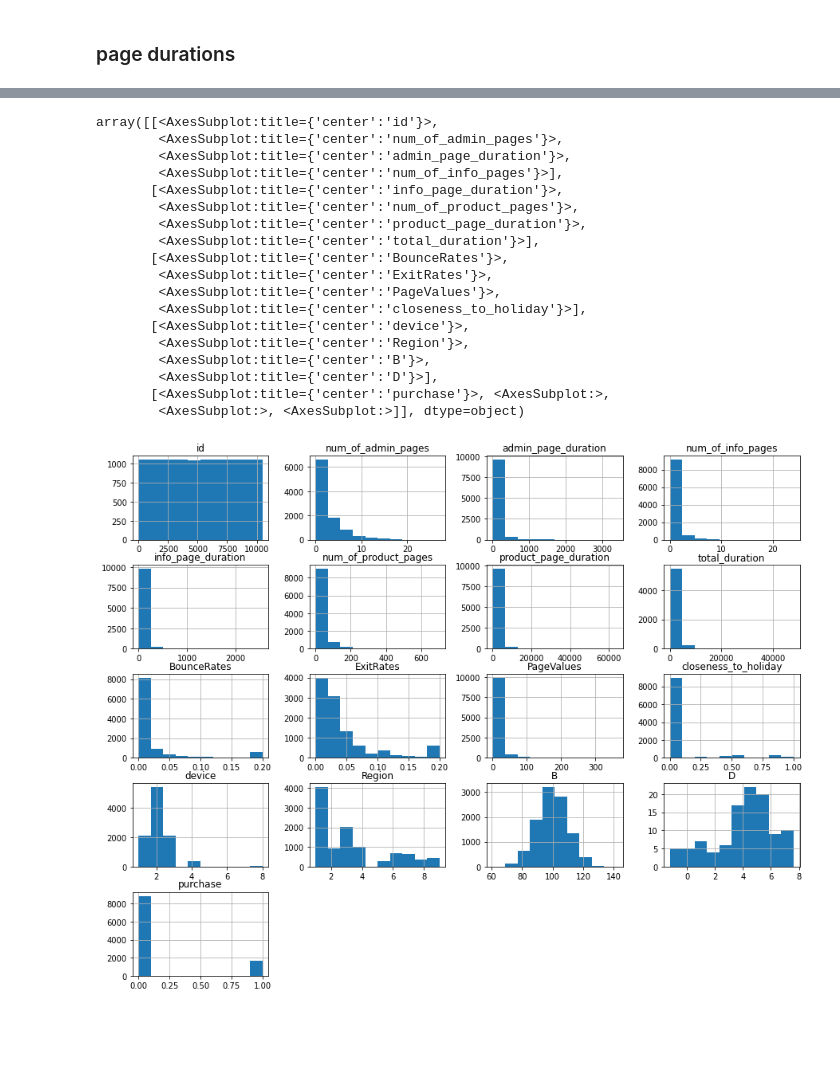
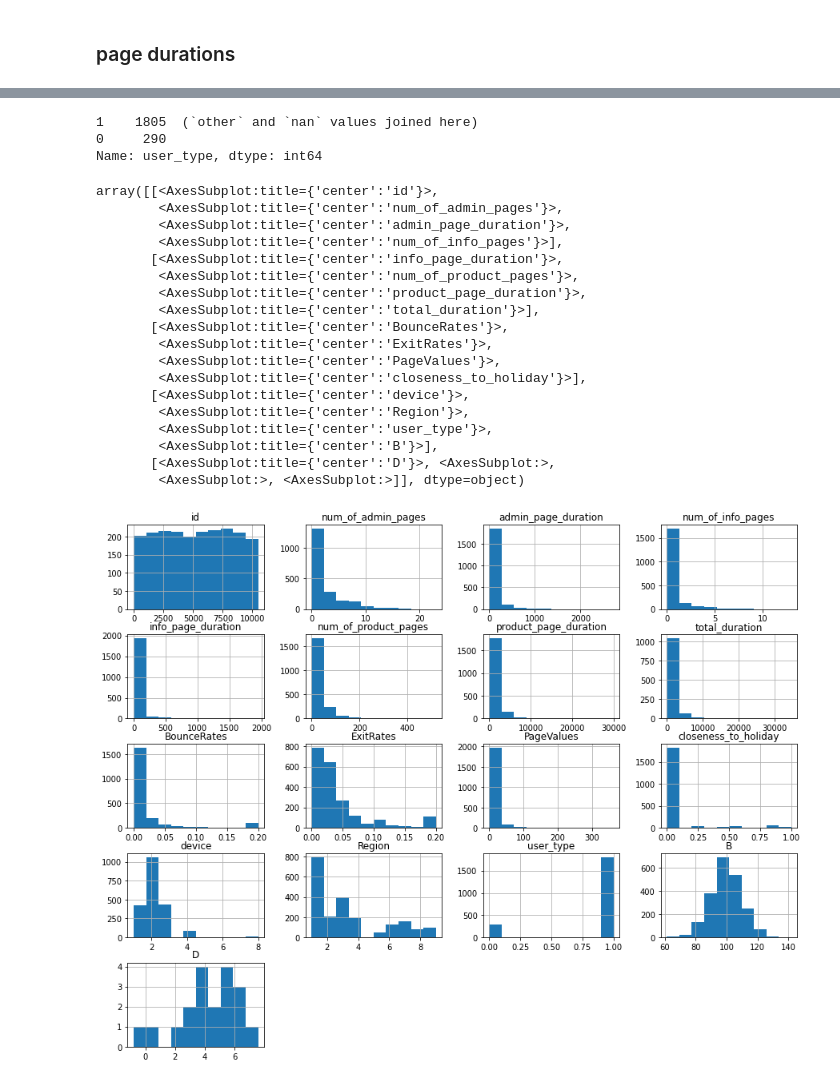
Before and after one commit to MrPupik/INTO_TO_ML, a Jupyter notebook: project/proj.ipynb, the cells around one changed output, grey strips where cells are left out. Cells and saved outputs as stored; diff of their text form; code cells hidden in the pictures; blank space fills up the shorter version.

Commit message:
preprocess D, user type

```diff
--- a/project/proj.ipynb
+++ b/project/proj.ipynb
@@ -53,16 +59,16 @@ purchased sessions are around 15% of all sessions
 fields = ['info_page_duration', 'product_page_duration']
 
 for field in fields:
-    print(field, 'str structure:', data[field].value_counts().index[0])
+    print(field, 'str structure:', X_train[field].value_counts().index[0])
 
 
     # make sure all durations are in minutes
-    print('not minutes count: ', len(data.loc[~data[field].str.contains('minutes').astype('bool'),(field)]))
+    print('not minutes count: ', len(X_train.loc[~X_train[field].str.contains('minutes').astype('bool'),(field)]))
 
 
     # convert to float `type(d)==str ` handles nan values
-    data[field] = [float(d.split()[0]) if type(d)==str else np.nan for d in data[field]]
+    X_train[field] = [float(d.split()[0]) if type(d)==str else np.nan for d in X_train[field]]
 
 print('new types:')
-data.dtypes[fields]
+X_train.dtypes[fields]
 # %% [output]
@@ -72,0 +108,27 @@ dtype: object
+# %%
+# var to check `other`` corrlations
+data_other = X_train.join(y_train)
+
+# var to fill missing values and make user_type binary
+data_bin_no_other = data_other.copy()
+
+# map other to 1 and non-otehr to 0
+matcher = {'Returning_Visitor': 0, 'New_Visitor': 0, 'Other': 1}
+data_other.user_type = [matcher.get(u_type, 0) for u_type in X_train.user_type]
+
+
+
+
+matcher.pop('Other')
+matcher['Returning_Visitor'] = 1
+
+# map missing values, 'other', and  Returning_Visitor to 1, and New_Visitor to 0
+data_bin_no_other.user_type = [matcher.get(u_type, matcher['Returning_Visitor']) for u_type in X_train.user_type]
+
+# comprae correlations of data without `other`, and data with only `other`
+data_other_corr = data_other.corr().user_type
+data_bin_no_other_curr = data_bin_no_other.corr().user_type
+data_bin_no_other_curr = data_bin_no_other_curr.rename('no_other')
+data_other_corr = data_other_corr.rename('only_other')
+corr_compare = pd.concat([data_bin_no_other_curr, data_other_corr],  axis=1)
+sb.heatmap(corr_compare)
@@ -73,23 +142,35 @@ dtype: object
+# %%
+# convert user type to binary
+X_train.user_type = data_bin_no_other.user_type
+st = str(X_train.user_type.value_counts()).split('\n')
+print(st[0], ' (`other` and `nan` values joined here)')
+for s in st[1:]: print(s)
+
+del data_bin_no_other, data_other, data_bin_no_other_curr, data_other_corr
+# %% [output]
+1    1805  (`other` and `nan` values joined here)
+0     290
+Name: user_type, dtype: int64
 # %%
-data.hist(figsize=(15,12))
+X_train.hist(figsize=(15,12))
 # %% [output]
 array([[<AxesSubplot:title={'center':'id'}>,
         <AxesSubplot:title={'center':'num_of_admin_pages'}>,
         <AxesSubplot:title={'center':'admin_page_duration'}>,
         <AxesSubplot:title={'center':'num_of_info_pages'}>],
        [<AxesSubplot:title={'center':'info_page_duration'}>,
         <AxesSubplot:title={'center':'num_of_product_pages'}>,
         <AxesSubplot:title={'center':'product_page_duration'}>,
         <AxesSubplot:title={'center':'total_duration'}>],
        [<AxesSubplot:title={'center':'BounceRates'}>,
         <AxesSubplot:title={'center':'ExitRates'}>,
         <AxesSubplot:title={'center':'PageValues'}>,
         <AxesSubplot:title={'center':'closeness_to_holiday'}>],
        [<AxesSubplot:title={'center':'device'}>,
         <AxesSubplot:title={'center':'Region'}>,
-        <AxesSubplot:title={'center':'B'}>,
-        <AxesSubplot:title={'center':'D'}>],
-       [<AxesSubplot:title={'center':'purchase'}>, <AxesSubplot:>,
+        <AxesSubplot:title={'center':'user_type'}>,
+        <AxesSubplot:title={'center':'B'}>],
+       [<AxesSubplot:title={'center':'D'}>, <AxesSubplot:>,
         <AxesSubplot:>, <AxesSubplot:>]], dtype=object)
-[figure, old version]
+[figure, new version]
 # %%
```
Also changed, not shown: parts of 15 cells of this notebook.
